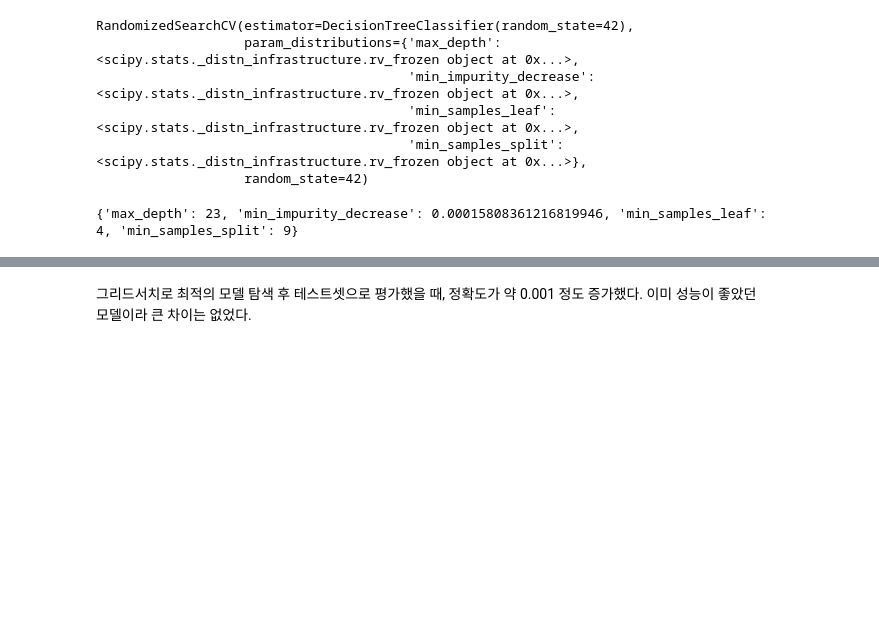
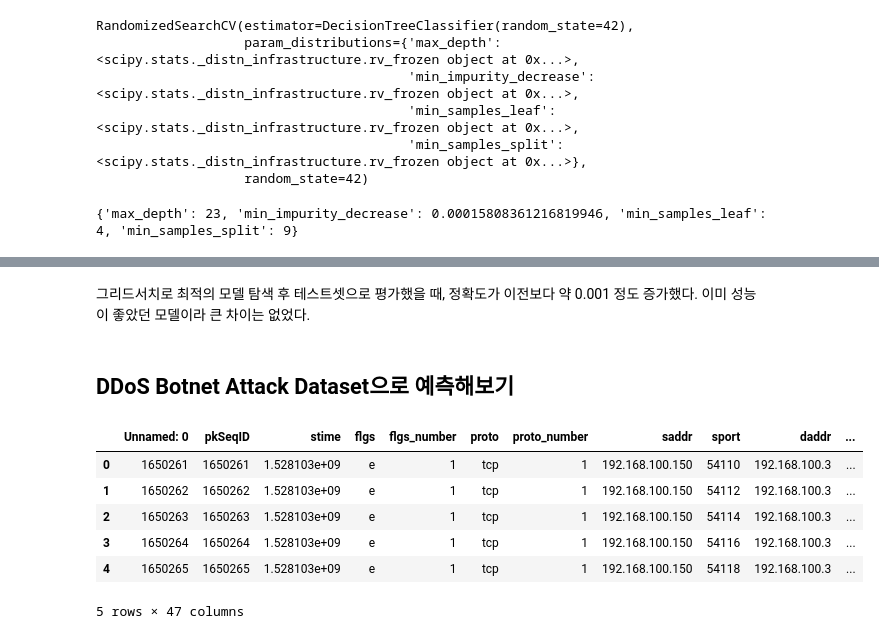
Before and after one commit to Malicious-traffic-in-IoT-networks/Machine-learning, a Jupyter notebook: decisionTree.ipynb, the cells around one changed output, grey strips where cells are left out. Cells and saved outputs as stored; diff of their text form; code cells hidden in the pictures; blank space fills up the shorter version.

```diff
--- a/decisionTree.ipynb
+++ b/decisionTree.ipynb
@@ -317,2 +335,24 @@ print(dt.score(test_input, test_target))
 # %% [markdown]
-그리드서치로 최적의 모델 탐색 후 테스트셋으로 평가했을 때, 정확도가 약 0.001 정도 증가했다. 이미 성능이 좋았던 모델이라 큰 차이는 없었다.
+그리드서치로 최적의 모델 탐색 후 테스트셋으로 평가했을 때, 정확도가 이전보다 약 0.001 정도 증가했다. 이미 성능이 좋았던 모델이라 큰 차이는 없었다.
+# %% [markdown]
+## DDoS Botnet Attack Dataset으로 예측해보기
+# %%
+# 구글 드라이브에서 csv 파일 가져오기
+
+import pandas as pd
+
+# 불러올 파일의 경로를 filename 변수에 저장
+filename = '/content/drive/MyDrive/Colab Notebooks/DDoSdata.csv'
+
+# pandas read_csv로 불러오기
+ddos = pd.read_csv(filename)
+# %%
+ddos.head()
+# %% [output]
+|  | Unnamed: 0 | pkSeqID | stime | flgs | flgs_number | proto | proto_number | saddr | sport | daddr | ... |
+| 0 | 1650261 | 1650261 | 1.528103e+09 | e | 1 | tcp | 1 | 192.168.100.150 | 54110 | 192.168.100.3 | ... |
+| 1 | 1650262 | 1650262 | 1.528103e+09 | e | 1 | tcp | 1 | 192.168.100.150 | 54112 | 192.168.100.3 | ... |
+| 2 | 1650263 | 1650263 | 1.528103e+09 | e | 1 | tcp | 1 | 192.168.100.150 | 54114 | 192.168.100.3 | ... |
+| 3 | 1650264 | 1650264 | 1.528103e+09 | e | 1 | tcp | 1 | 192.168.100.150 | 54116 | 192.168.100.3 | ... |
+| 4 | 1650265 | 1650265 | 1.528103e+09 | e | 1 | tcp | 1 | 192.168.100.150 | 54118 | 192.168.100.3 | ... |
+5 rows × 47 columns
```
Also changed, not shown: parts of 33 cells of this notebook, 1 other file.
